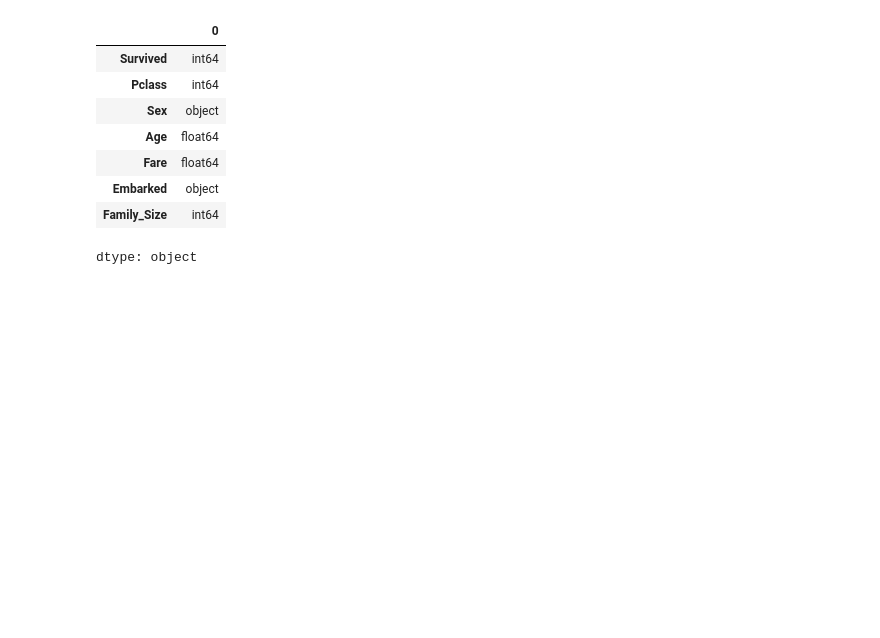
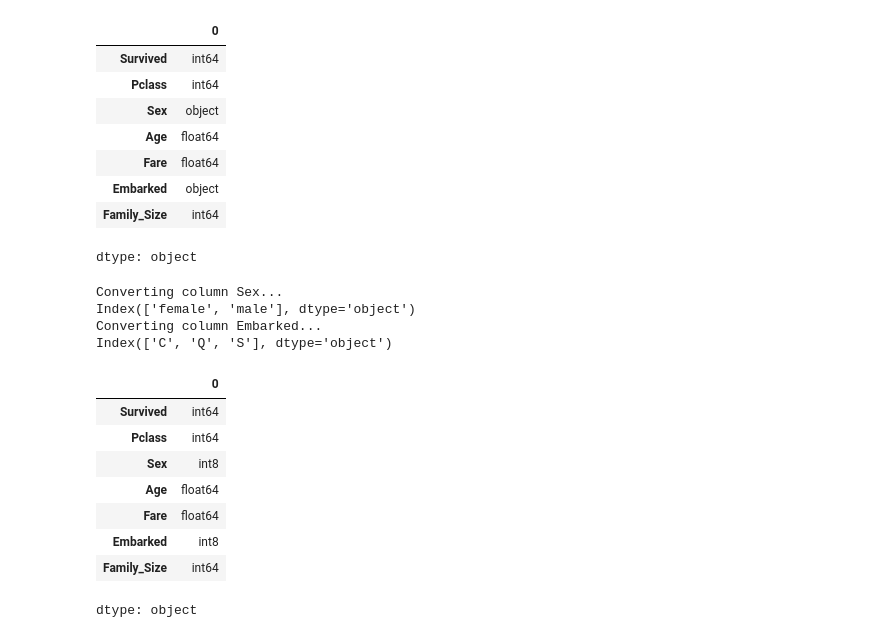
Before and after one commit to agrillo91/MachineLearning_practice, a Jupyter notebook: Prueba_titanic.ipynb, the cells around one changed output. Drawn from its saved outputs; the diff is of its cells as text; code cells hidden in the pictures; blank space fills up the shorter version.

```diff
--- a/Prueba_titanic.ipynb
+++ b/Prueba_titanic.ipynb
@@ -165,3 +165,26 @@ dataset.dtypes #muestra el tipo de dato de cada columna
 | Embarked | object |
 | Family_Size | int64 |
 dtype: object
+# %%
+for col in dataset.select_dtypes(exclude=["number"]).columns:
+    print("Converting column "+col+"...")
+    dataset[col] = dataset[col].astype('category')  #Convierte el tipo de dato en categórico
+    print(dataset[col].cat.categories) #Este atributo devuelve las categorías únicas de la columna categórica.
+    dataset[col] = dataset[col].cat.codes  #convierte las categorías en códigos numéricos.
+# %% [output]
+Converting column Sex...
+Index(['female', 'male'], dtype='object')
+Converting column Embarked...
+Index(['C', 'Q', 'S'], dtype='object')
+# %%
+dataset.dtypes
+# %% [output]
+|  | 0 |
+| Survived | int64 |
+| Pclass | int64 |
+| Sex | int8 |
+| Age | float64 |
+| Fare | float64 |
+| Embarked | int8 |
+| Family_Size | int64 |
+dtype: object
```
Also changed, not shown: parts of 3 cells of this notebook.
